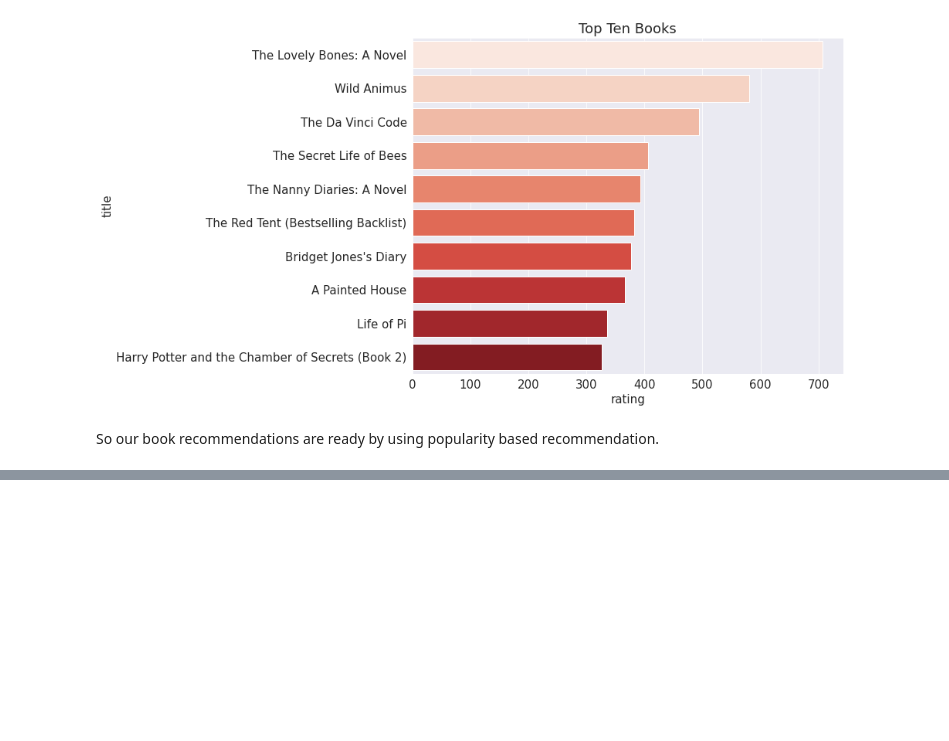
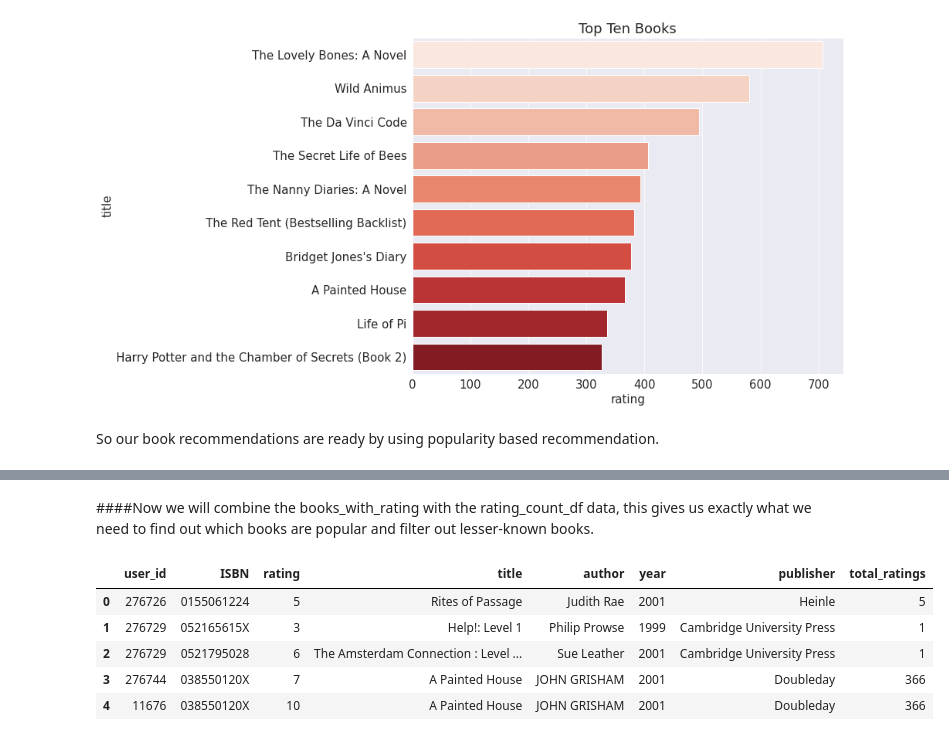
Before and after one commit to RITIK1442840127/Book-Recommendation-System, a Jupyter notebook: Book_Recommendation_System_(_Capstone_project_).ipynb, the cells around one changed output, grey strips where cells are left out. Saved outputs shown, nothing was run; the diff lists cells and outputs as text; code cells hidden in the pictures; blank space fills up the shorter version.

```diff
--- a/Book_Recommendation_System_(_Capstone_project_).ipynb
+++ b/Book_Recommendation_System_(_Capstone_project_).ipynb
@@ -774,0 +783,7 @@ So our book recommendations are ready by using popularity based recommendation.
+# %%
+#Users with more than 200 ratings
+numbers1 = ratings_explicit['user_id'].value_counts()
+ratings = ratings_explicit[ratings_explicit['user_id'].isin(numbers1[numbers1 >= 200].index)]
+#Books with more than 100 Ratings
+number2 = ratings_explicit['rating'].value_counts()
+ratings = ratings_explicit[ratings_explicit['rating'].isin(number2[number2 >= 100].index)]
@@ -774,0 +792,4 @@ So our book recommendations are ready by using popularity based recommendation.
+# %%
+#Merging the dataset ratings and Books
+books_with_rating = pd.merge(ratings, books, on='ISBN')
+books_with_rating.head()
@@ -774,0 +805,2 @@ So our book recommendations are ready by using popularity based recommendation.
+# %%
+rating_count_df =books_with_rating.groupby('title')['rating'].count().reset_index() ## gropuing
@@ -774,0 +820,13 @@ So our book recommendations are ready by using popularity based recommendation.
+# %% [markdown]
+####Now we will combine the books_with_rating with the rating_count_df data, this gives us exactly what we need to find out which books are popular and filter out lesser-known books.
+# %%
+#Merging the dataframes
+totalRatingCount_df = books_with_rating.merge(rating_count_df, left_on = 'title', right_on = 'title', how = 'left')
+totalRatingCount_df.head()
+# %% [output]
+|  | user_id | ISBN | rating | title | author | year | publisher | total_ratings |
+| 0 | 276726 | 0155061224 | 5 | Rites of Passage | Judith Rae | 2001 | Heinle | 5 |
+| 1 | 276729 | 052165615X | 3 | Help!: Level 1 | Philip Prowse | 1999 | Cambridge University Press | 1 |
+| 2 | 276729 | 0521795028 | 6 | The Amsterdam Connection : Level ... | Sue Leather | 2001 | Cambridge University Press | 1 |
+| 3 | 276744 | 038550120X | 7 | A Painted House | JOHN GRISHAM | 2001 | Doubleday | 366 |
+| 4 | 11676 | 038550120X | 10 | A Painted House | JOHN GRISHAM | 2001 | Doubleday | 366 |
```
Also changed, not shown: parts of 37 cells of this notebook.
